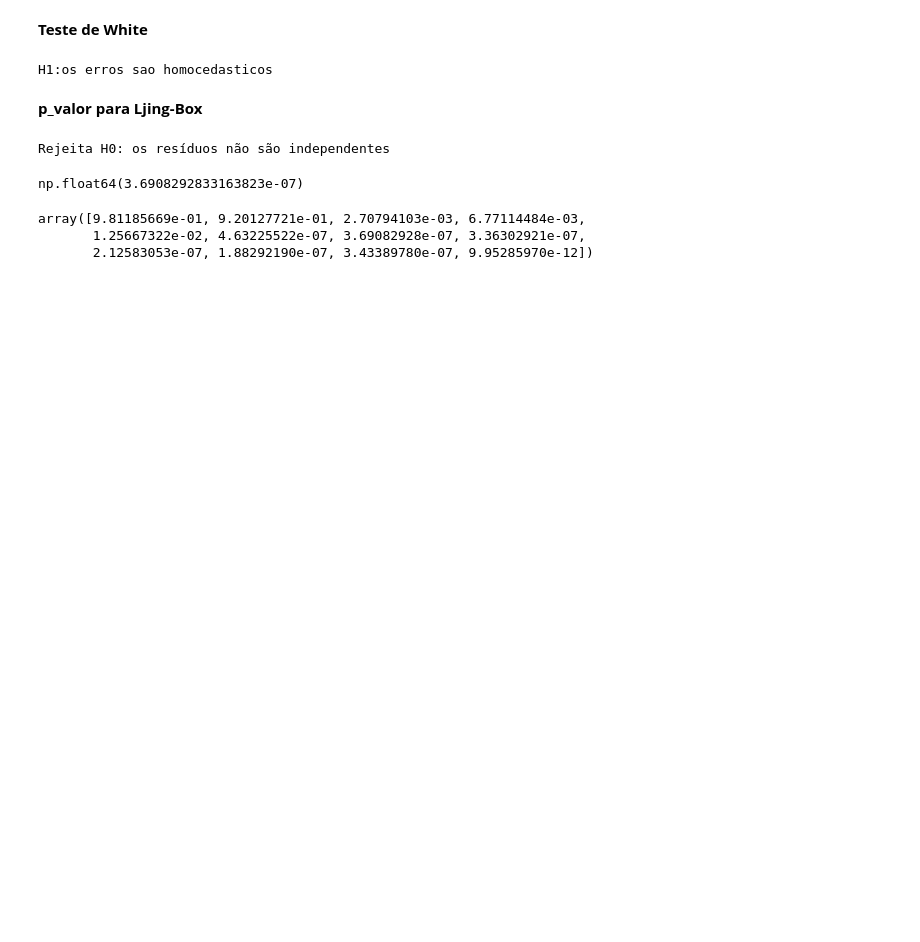
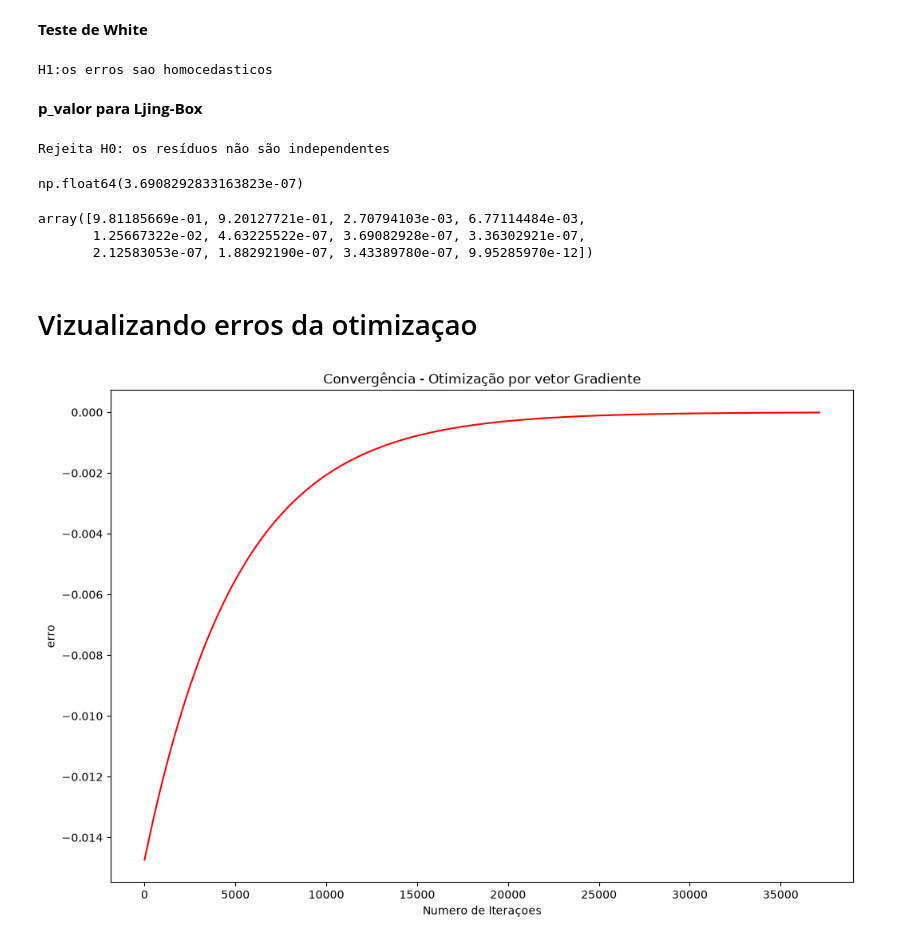
Before and after one commit to WesleySouza13/MacroEconomic-Modeling-Inverse-Problems-for-Default-Estimation-, a Jupyter notebook: modeling/notebooks/modeling.ipynb, the cells around one changed output. Cells and saved outputs as stored; diff of their text form; code cells hidden in the pictures; blank space fills up the shorter version.

Commit message:
realizando novos testes e novo alvo/ plot do grafico de convergencia

```diff
--- a/modeling/notebooks/modeling.ipynb
+++ b/modeling/notebooks/modeling.ipynb
@@ -354,3 +354,19 @@ array([9.81185669e-01, 9.20127721e-01, 2.70794103e-03, 6.77114484e-03,
 y_log = y_log.loc[y_pred_new.index]
 rQuadrado = r2_score(y_log, y_pred_new)
 txt_print(np.round(rQuadrado,3), "RQUADRADO:")
+# %% [markdown]
+# Vizualizando erros da otimizaçao
+# %%
+opt_data_path = os.path.join('..', 'scripts', 'output', 'errosOtimizacao.csv')
+vector_opt = pd.read_csv(opt_data_path)
+vector_opt = vector_opt.replace(0, np.nan)
+vector_opt = vector_opt.dropna()
+# %%
+plt.figure(figsize=(12,8))
+plt.title('Convergência - Otimização por vetor Gradiente')
+plt.plot(vector_opt, color='red')
+plt.xlabel('Numero de Iteraçoes')
+plt.ylabel('erro')
+plt.show()
+# %% [output]
+[figure, added]
```
Also changed, not shown: parts of 4 cells of this notebook, 3 other files.
